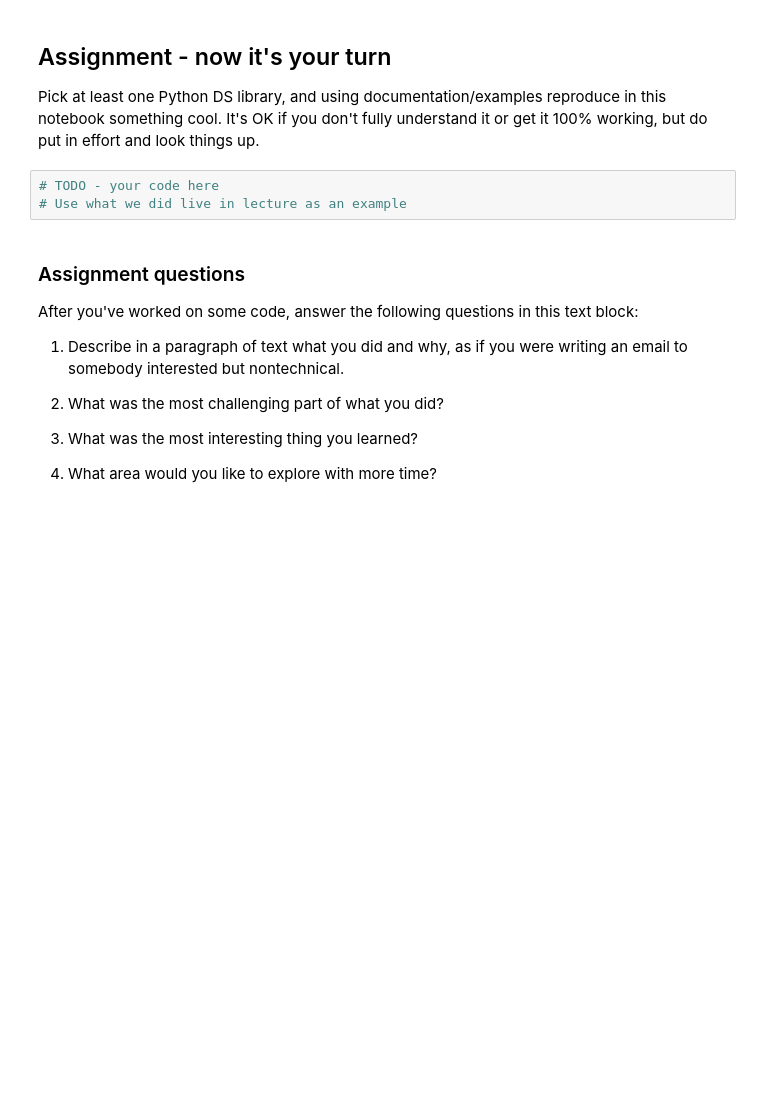
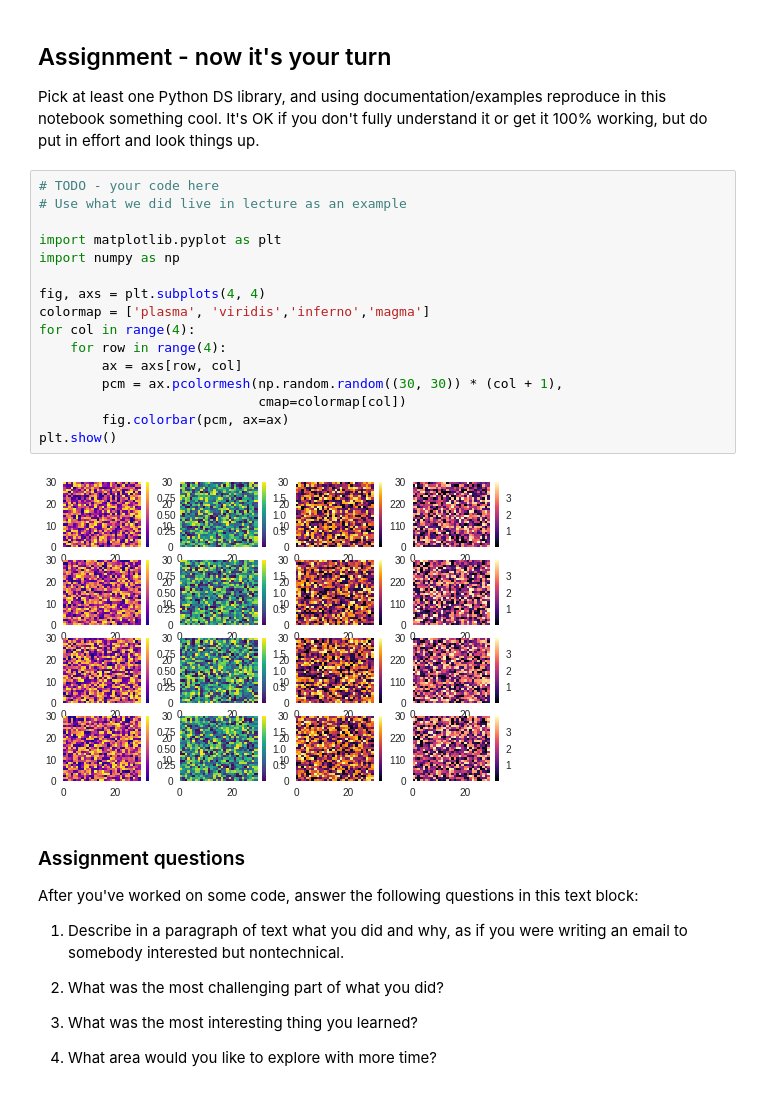
Before and after one commit to bloominstituteoftechnology/DS-Unit-1-Sprint-1-Dealing-With-Data, a Jupyter notebook: Copy_of_LS_DS_111_A_First_Look_at_Data.ipynb, the cells around one changed output. Drawn from its saved outputs; the diff is of its cells as text; blank space fills up the shorter version.

```diff
--- a/Copy_of_LS_DS_111_A_First_Look_at_Data.ipynb
+++ b/Copy_of_LS_DS_111_A_First_Look_at_Data.ipynb
@@ -16,9 +16,24 @@ The Python Data Science ecosystem is huge. You've seen some of the big pieces -
 ## Assignment - now it's your turn
 
 Pick at least one Python DS library, and using documentation/examples reproduce in this notebook something cool. It's OK if you don't fully understand it or get it 100% working, but do put in effort and look things up.
-# %%
-# TODO - your code here
-# Use what we did live in lecture as an example
+# %%
+# TODO - your code here
+# Use what we did live in lecture as an example
+
+import matplotlib.pyplot as plt
+import numpy as np
+
+fig, axs = plt.subplots(4, 4)
+colormap = ['plasma', 'viridis','inferno','magma']
+for col in range(4):
+    for row in range(4):
+        ax = axs[row, col]
+        pcm = ax.pcolormesh(np.random.random((30, 30)) * (col + 1),
+                            cmap=colormap[col])
+        fig.colorbar(pcm, ax=ax)
+plt.show()
+# %% [output]
+[figure, added]
 # %% [markdown]
 ### Assignment questions
 
```
